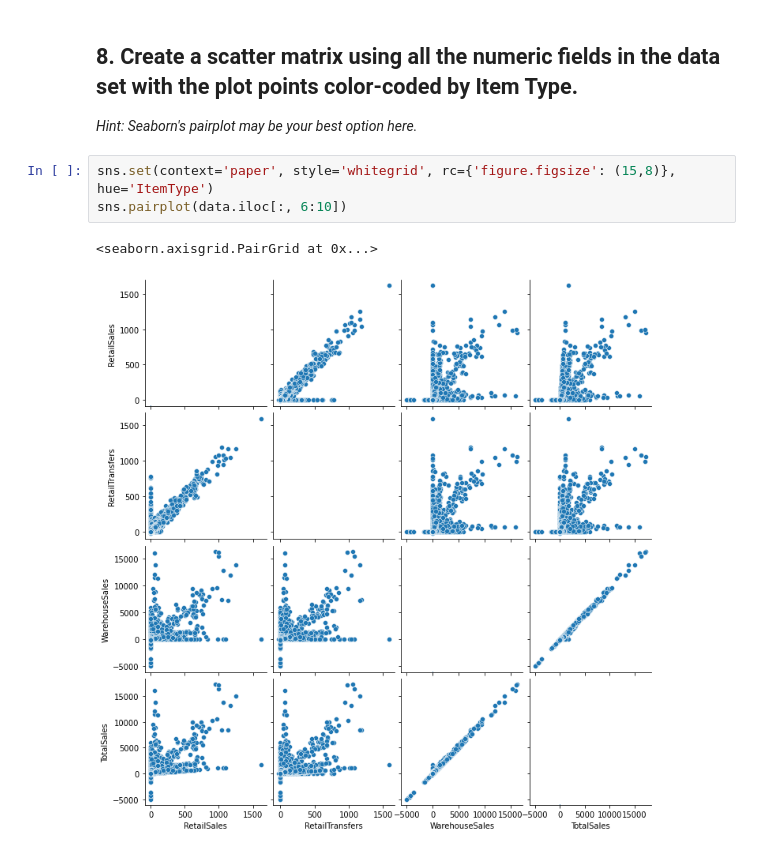
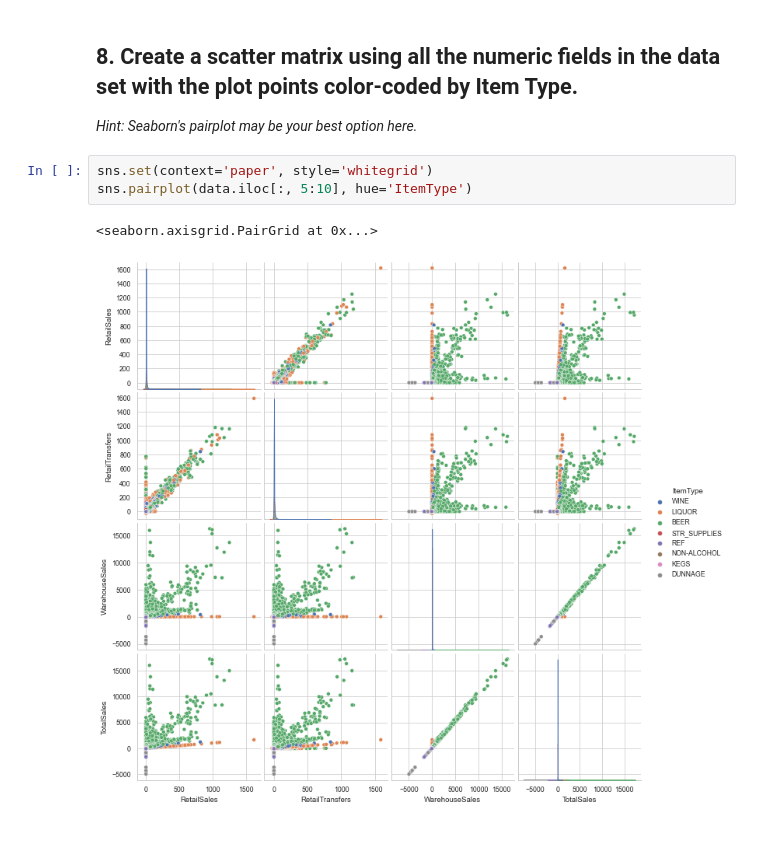
Before and after one commit to ta-data-mex/lab-plotting-multiple-data-series, a Jupyter notebook: your-code/main.ipynb, the cells around one changed output. Saved outputs shown, nothing was run; the diff lists cells and outputs as text.

```diff
--- a/your-code/main.ipynb
+++ b/your-code/main.ipynb
@@ -152,8 +152,8 @@ sns.scatterplot(data=data, x='RetailSales', y='RetailTransfers', hue='ItemType')
 
 *Hint: Seaborn's pairplot may be your best option here.*
 # %%
-sns.set(context='paper', style='whitegrid', rc={'figure.figsize': (15,8)}, hue='ItemType')
-sns.pairplot(data.iloc[:, 6:10])
+sns.set(context='paper', style='whitegrid')
+sns.pairplot(data.iloc[:, 5:10], hue='ItemType')
 # %% [output]
 <seaborn.axisgrid.PairGrid at 0x...>
-[figure, old version]
+[figure, new version]
```
Also changed, not shown: parts of 2 cells of this notebook.
